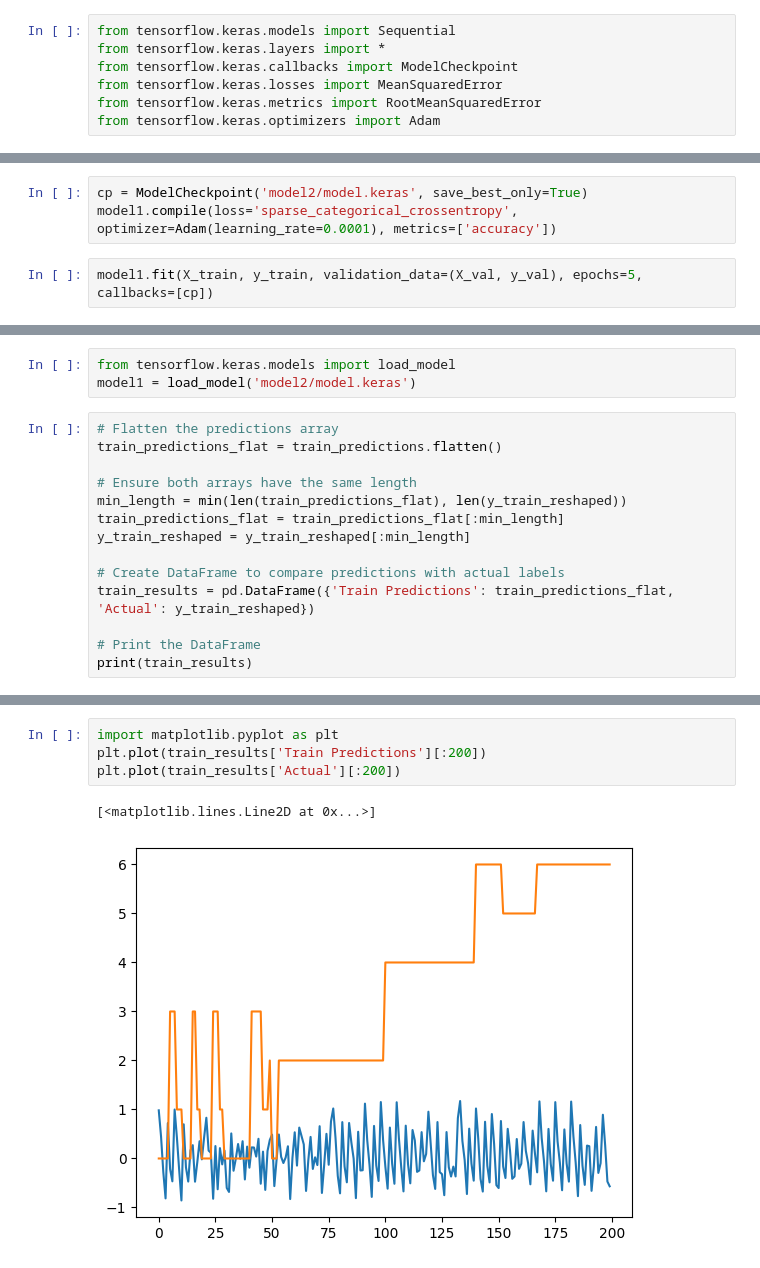
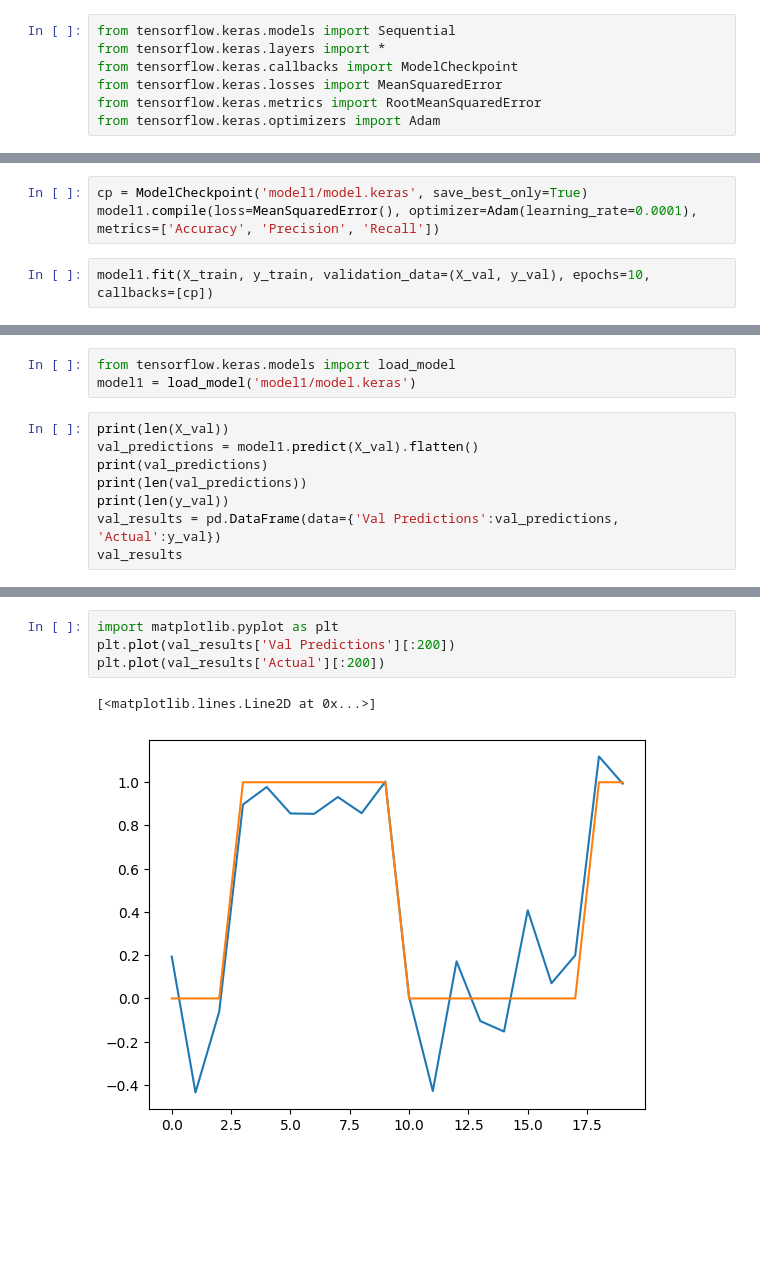
Before and after one commit to KristianS93/ML_LSTM, a Jupyter notebook: project/Falls-vs-normal.ipynb, the cells around one changed output, grey strips where cells are left out. Cells and saved outputs as stored; diff of their text form; blank space fills up the shorter version.

Commit message:
working model

```diff
--- a/project/Falls-vs-normal.ipynb
+++ b/project/Falls-vs-normal.ipynb
@@ -99,7 +112,7 @@ Model: "sequential_7"
  Non-trainable params: 0 (0.00 B)
 # %%
-cp = ModelCheckpoint('model2/model.keras', save_best_only=True)
-model1.compile(loss='sparse_categorical_crossentropy', optimizer=Adam(learning_rate=0.0001), metrics=['accuracy'])
+cp = ModelCheckpoint('model1/model.keras', save_best_only=True)
+model1.compile(loss=MeanSquaredError(), optimizer=Adam(learning_rate=0.0001), metrics=['Accuracy', 'Precision', 'Recall'])
 # %%
-model1.fit(X_train, y_train, validation_data=(X_val, y_val), epochs=5, callbacks=[cp])
+model1.fit(X_train, y_train, validation_data=(X_val, y_val), epochs=10, callbacks=[cp])
 # %% [output]
@@ -116,19 +139,13 @@ Epoch 5/5
 <keras.src.callbacks.history.History at 0x...>
 # %%
 from tensorflow.keras.models import load_model
-model1 = load_model('model2/model.keras')
+model1 = load_model('model1/model.keras')
 # %%
-# Flatten the predictions array
-train_predictions_flat = train_predictions.flatten()
-
-# Ensure both arrays have the same length
-min_length = min(len(train_predictions_flat), len(y_train_reshaped))
-train_predictions_flat = train_predictions_flat[:min_length]
-y_train_reshaped = y_train_reshaped[:min_length]
-
-# Create DataFrame to compare predictions with actual labels
-train_results = pd.DataFrame({'Train Predictions': train_predictions_flat, 'Actual': y_train_reshaped})
-
-# Print the DataFrame
-print(train_results)
+print(len(X_val))
+val_predictions = model1.predict(X_val).flatten()
+print(val_predictions)
+print(len(val_predictions))
+print(len(y_val))
+val_results = pd.DataFrame(data={'Val Predictions':val_predictions, 'Actual':y_val})
+val_results
 # %% [output]
@@ -149,7 +177,7 @@ print(train_results)
 # %%
 import matplotlib.pyplot as plt
-plt.plot(train_results['Train Predictions'][:200])
-plt.plot(train_results['Actual'][:200])
+plt.plot(val_results['Val Predictions'][:200])
+plt.plot(val_results['Actual'][:200])
 # %% [output]
 [<matplotlib.lines.Line2D at 0x...>]
-[figure, old version]
+[figure, new version]
```
Also changed, not shown: parts of 8 cells of this notebook, 2 other files.
